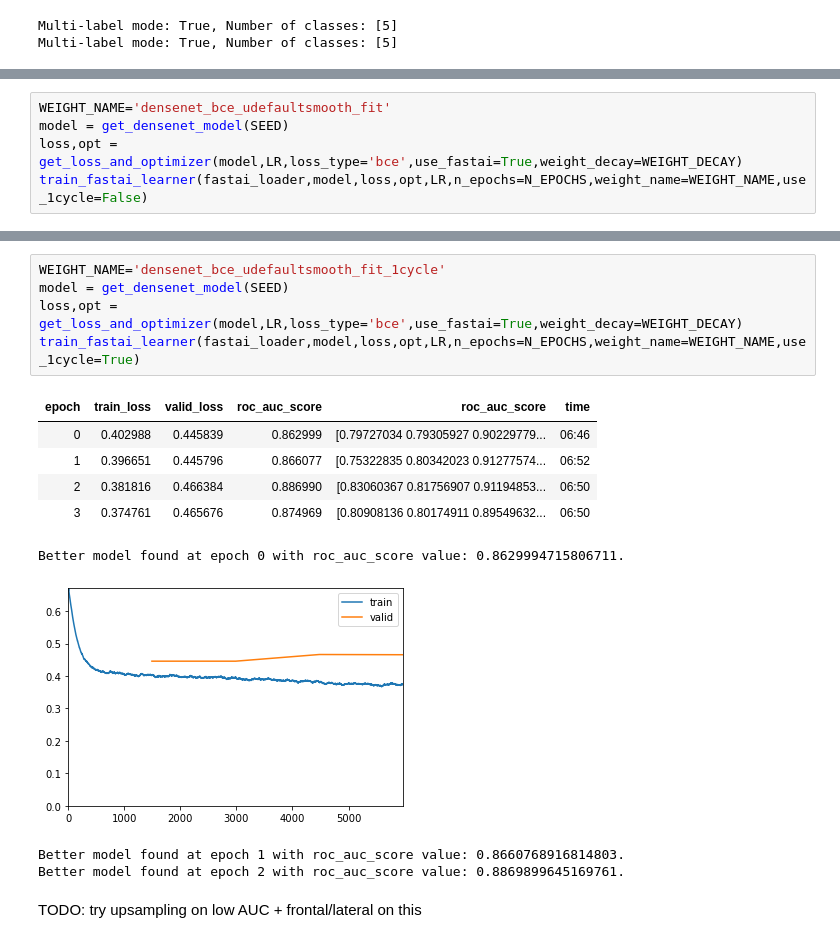
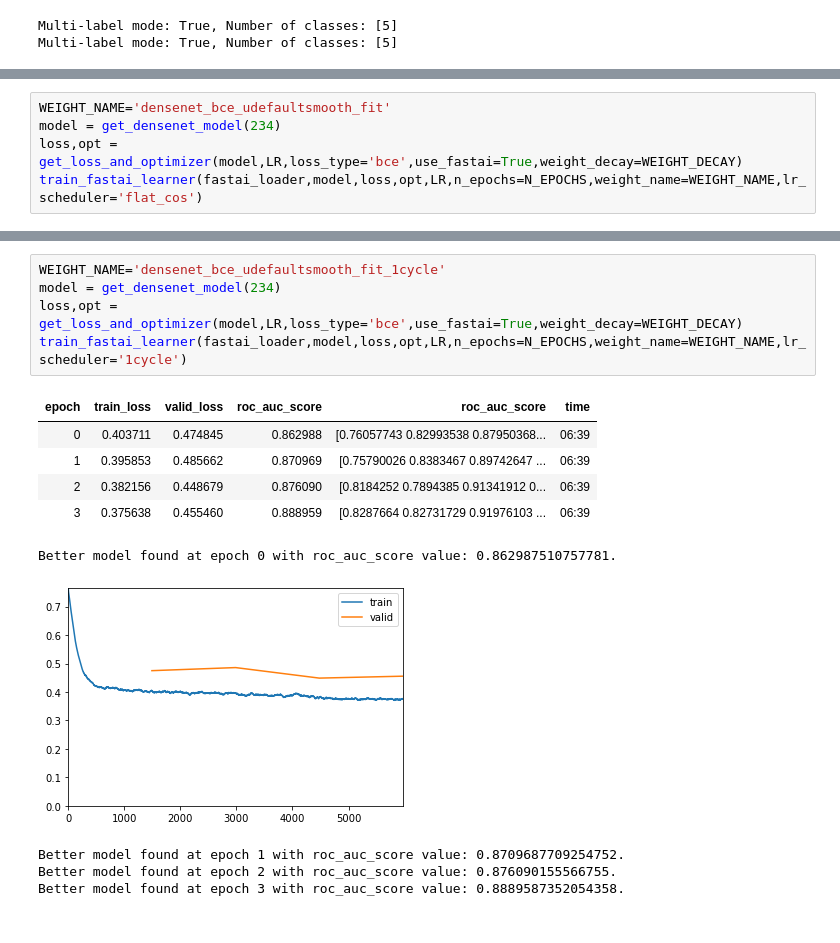
Before and after one commit to anhquan0412/chestx_interpretation, a Jupyter notebook: 1_pick_best_uncertainty_replacement_full.ipynb, the cells around one changed output, grey strips where cells are left out. Cells and saved outputs as stored; diff of their text form.

```diff
--- a/1_pick_best_uncertainty_replacement_full.ipynb
+++ b/1_pick_best_uncertainty_replacement_full.ipynb
@@ -258,7 +414,7 @@ Multi-label mode: True, Number of classes: [5]
 # %%
 WEIGHT_NAME='densenet_bce_udefaultsmooth_fit'
-model = get_densenet_model(SEED)
+model = get_densenet_model(234)
 loss,opt = get_loss_and_optimizer(model,LR,loss_type='bce',use_fastai=True,weight_decay=WEIGHT_DECAY)
-train_fastai_learner(fastai_loader,model,loss,opt,LR,n_epochs=N_EPOCHS,weight_name=WEIGHT_NAME,use_1cycle=False)
+train_fastai_learner(fastai_loader,model,loss,opt,LR,n_epochs=N_EPOCHS,weight_name=WEIGHT_NAME,lr_scheduler='flat_cos')
 # %% [output]
 | epoch | train_loss | valid_loss | roc_auc_score | roc_auc_score | time |
@@ -273,17 +445,16 @@ Better model found at epoch 2 with roc_auc_score value: 0.8895834954192688.
 # %%
 WEIGHT_NAME='densenet_bce_udefaultsmooth_fit_1cycle'
-model = get_densenet_model(SEED)
+model = get_densenet_model(234)
 loss,opt = get_loss_and_optimizer(model,LR,loss_type='bce',use_fastai=True,weight_decay=WEIGHT_DECAY)
-train_fastai_learner(fastai_loader,model,loss,opt,LR,n_epochs=N_EPOCHS,weight_name=WEIGHT_NAME,use_1cycle=True)
+train_fastai_learner(fastai_loader,model,loss,opt,LR,n_epochs=N_EPOCHS,weight_name=WEIGHT_NAME,lr_scheduler='1cycle')
 # %% [output]
 | epoch | train_loss | valid_loss | roc_auc_score | roc_auc_score | time |
-| 0 | 0.402988 | 0.445839 | 0.862999 | [0.79727034 0.79305927 0.90229779... | 06:46 |
-| 1 | 0.396651 | 0.445796 | 0.866077 | [0.75322835 0.80342023 0.91277574... | 06:52 |
-| 2 | 0.381816 | 0.466384 | 0.886990 | [0.83060367 0.81756907 0.91194853... | 06:50 |
-| 3 | 0.374761 | 0.465676 | 0.874969 | [0.80908136 0.80174911 0.89549632... | 06:50 |
+| 0 | 0.403711 | 0.474845 | 0.862988 | [0.76057743 0.82993538 0.87950368... | 06:39 |
+| 1 | 0.395853 | 0.485662 | 0.870969 | [0.75790026 0.8383467 0.89742647 ... | 06:39 |
+| 2 | 0.382156 | 0.448679 | 0.876090 | [0.8184252 0.7894385 0.91341912 0... | 06:39 |
+| 3 | 0.375638 | 0.455460 | 0.888959 | [0.8287664 0.82731729 0.91976103 ... | 06:39 |
-Better model found at epoch 0 with roc_auc_score value: 0.8629994715806711.
+Better model found at epoch 0 with roc_auc_score value: 0.862987510757781.
-[figure, old version]
+[figure, new version]
-Better model found at epoch 1 with roc_auc_score value: 0.8660768916814803.
-Better model found at epoch 2 with roc_auc_score value: 0.8869899645169761.
+Better model found at epoch 1 with roc_auc_score value: 0.8709687709254752.
+Better model found at epoch 2 with roc_auc_score value: 0.876090155566755.
+Better model found at epoch 3 with roc_auc_score value: 0.8889587352054358.
-# %% [markdown]
-TODO: try upsampling on low AUC + frontal/lateral on this
```
Also changed, not shown: parts of 36 cells of this notebook, 3 other files.
